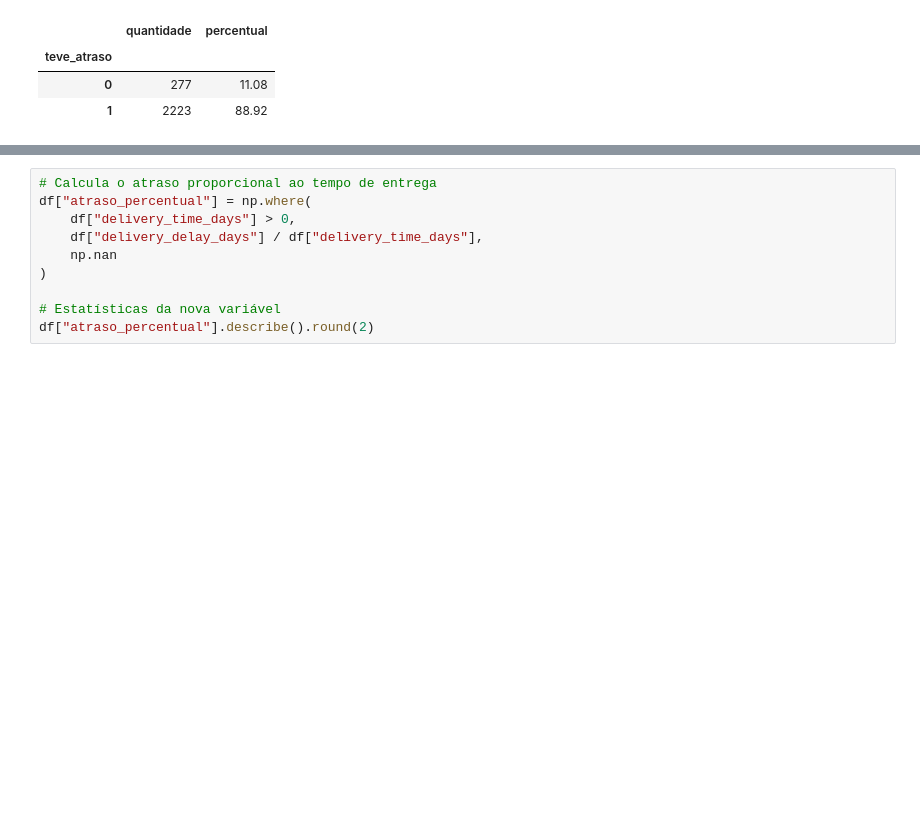
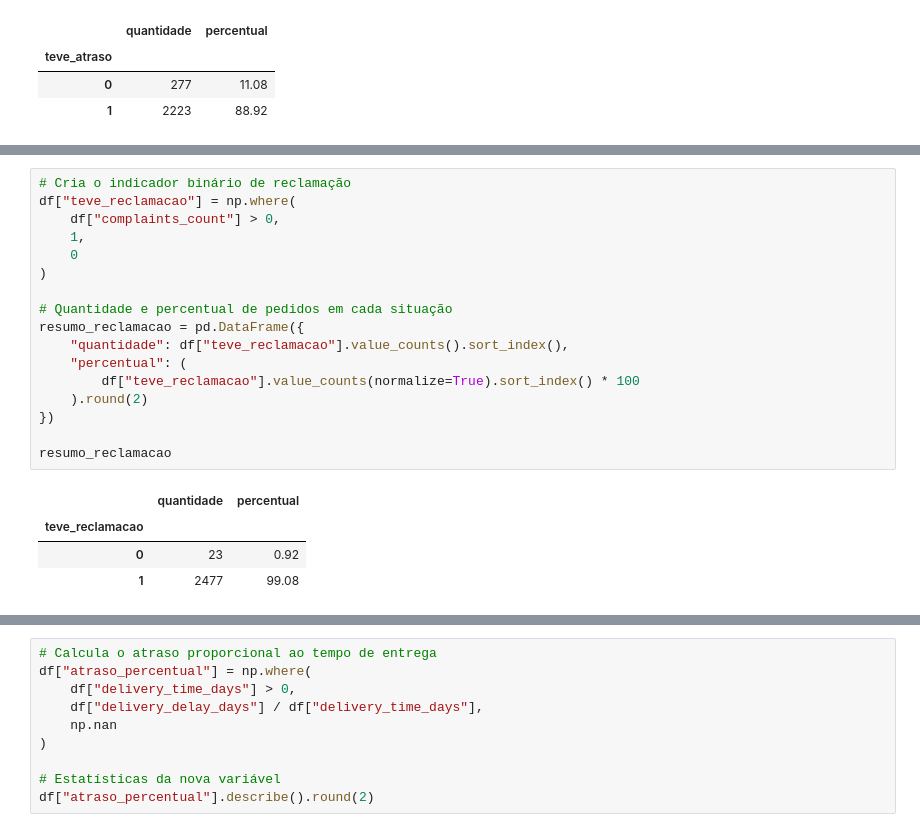
Before and after one commit to Fabio-Costa986/Business-understanding-and-data-analysis, a Jupyter notebook: notebook/01_tratamento_dados.ipynb, the cells around one changed output, grey strips where cells are left out. Cells and saved outputs as stored; diff of their text form; blank space fills up the shorter version.

```diff
--- a/notebook/01_tratamento_dados.ipynb
+++ b/notebook/01_tratamento_dados.ipynb
@@ -668 +714,23 @@ resumo_atraso
+# %%
+# Cria o indicador binário de reclamação
+df["teve_reclamacao"] = np.where(
+    df["complaints_count"] > 0,
+    1,
+    0
+)
+
+# Quantidade e percentual de pedidos em cada situação
+resumo_reclamacao = pd.DataFrame({
+    "quantidade": df["teve_reclamacao"].value_counts().sort_index(),
+    "percentual": (
+        df["teve_reclamacao"].value_counts(normalize=True).sort_index() * 100
+    ).round(2)
+})
+
+resumo_reclamacao
+# %% [output]
+|  | quantidade | percentual |
+| teve_reclamacao |  |  |
+| 0 | 23 | 0.92 |
+| 1 | 2477 | 99.08 |
 # %% [markdown]
```
Also changed, not shown: parts of 24 cells of this notebook.
